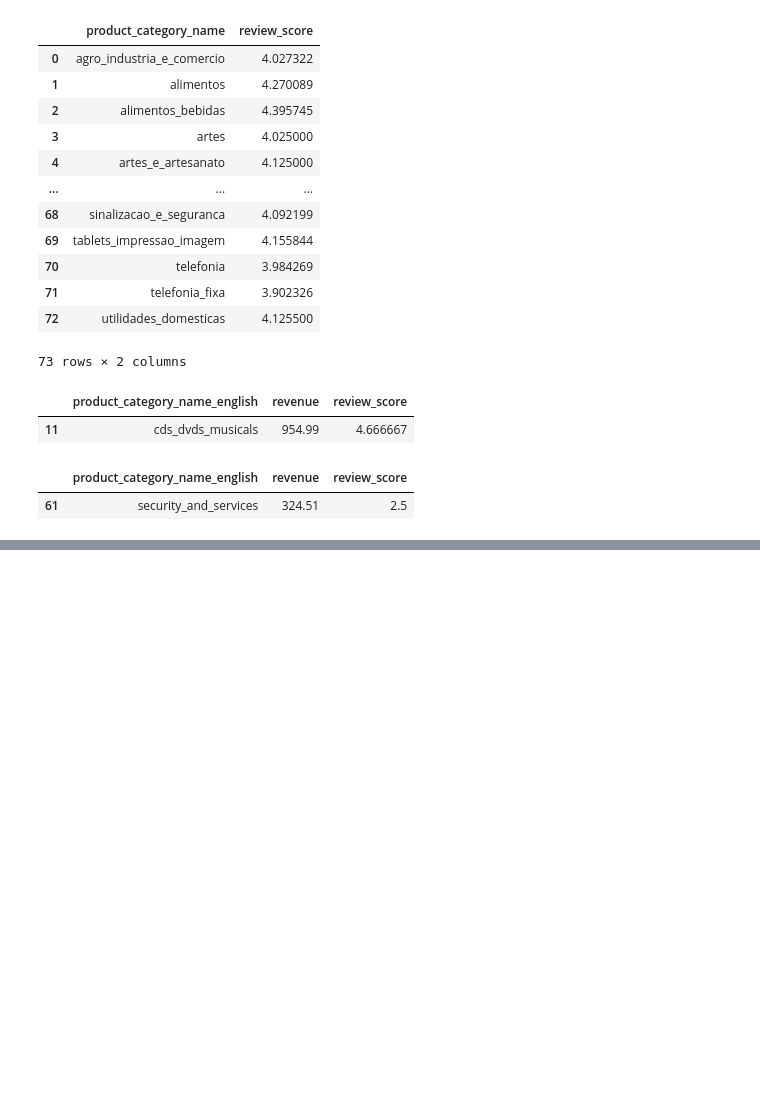
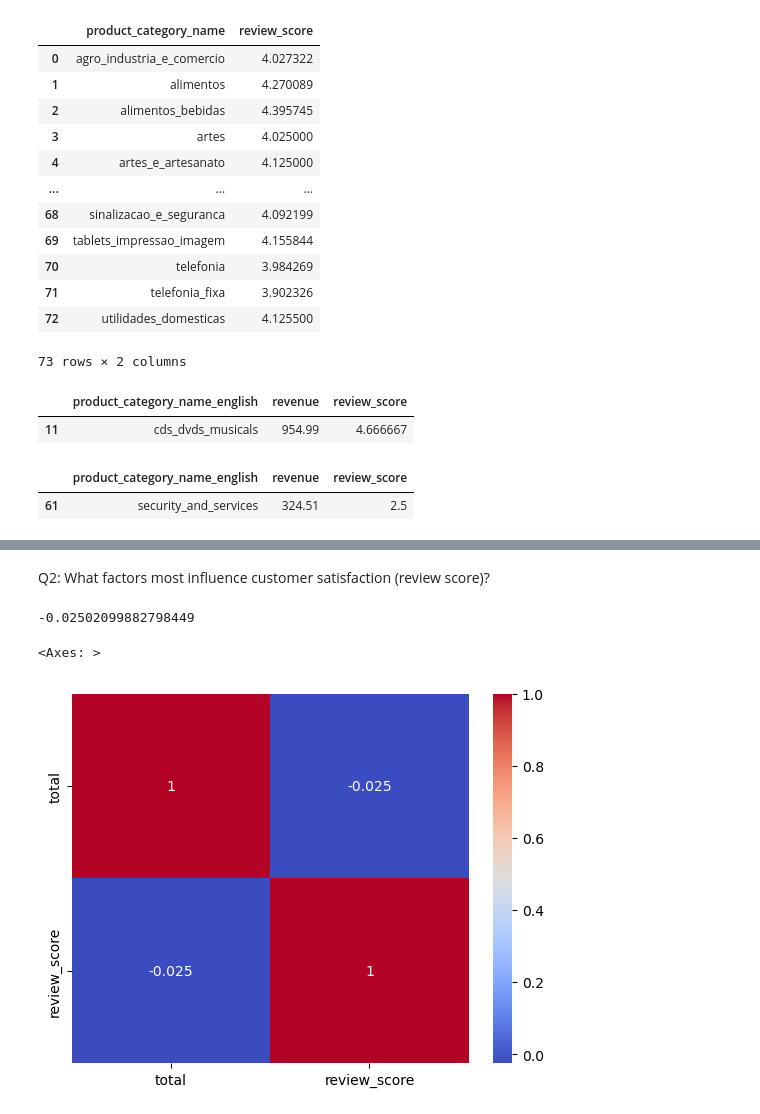
Before and after one commit to Vinaychauhan06/E-Commerce-Analytics-Dashboard-Python-SQL-Power-BI-, a Jupyter notebook: 02_EDA_Analysis.ipynb, the cells around one changed output, grey strips where cells are left out. Cells and saved outputs as stored; diff of their text form; code cells hidden in the pictures; blank space fills up the shorter version.

```diff
--- a/02_EDA_Analysis.ipynb
+++ b/02_EDA_Analysis.ipynb
@@ -694,0 +737,13 @@ final_category[final_category['review_score']==final_category['review_score'].mi
+# %% [markdown]
+Q2: What factors most influence customer satisfaction (review score)?
+# %%
+print(review_data['review_score'].corr(review_data['total']))
+# %% [output]
+-0.02502099882798449
+# %%
+corr=review_data.corr(numeric_only=True)
+# %%
+sns.heatmap(corr,annot=True,cmap='coolwarm')
+# %% [output]
+<Axes: >
+[figure, added]
```
Also changed, not shown: parts of 18 cells of this notebook.
